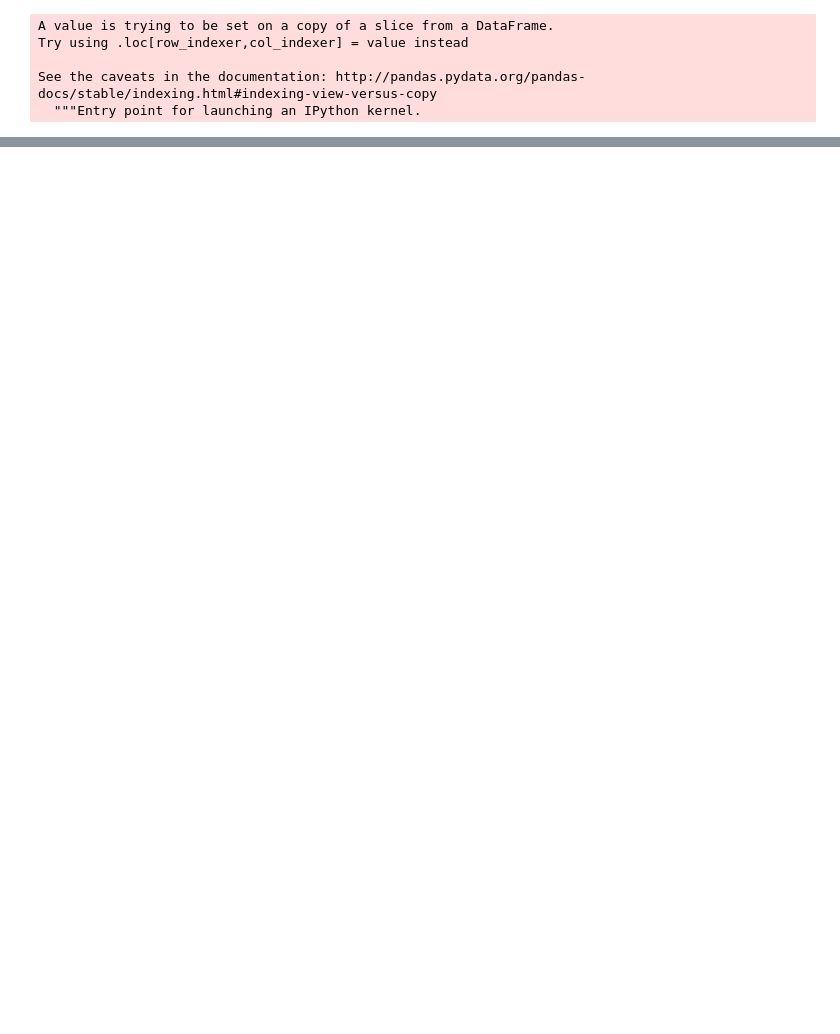
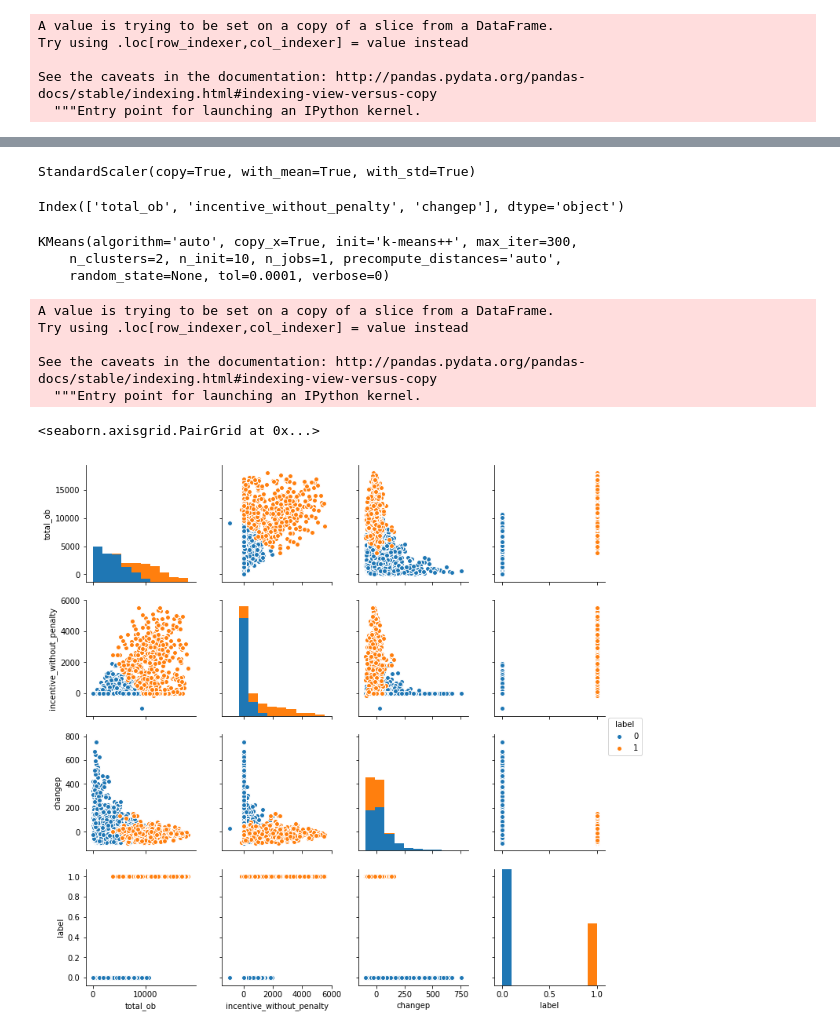
Before and after one commit to hridyansh68/Ola_analytics, a Jupyter notebook: Final_Clustering.ipynb, the cells around one changed output, grey strips where cells are left out. Drawn from its saved outputs; the diff is of its cells as text; code cells hidden in the pictures; blank space fills up the shorter version.

Commit message:
analysing clustering

```diff
--- a/Final_Clustering.ipynb
+++ b/Final_Clustering.ipynb
@@ -153,0 +281,6 @@ dtree = DecisionTreeClassifier()
+# %%
+from sklearn.preprocessing import StandardScaler
+scaler = StandardScaler()
+scaler.fit(wk46_without_outliers.drop(['car_numb','city_login','eph','outliers'],axis=1))
+# %% [output]
+StandardScaler(copy=True, with_mean=True, with_std=True)
@@ -153,0 +289,27 @@ dtree = DecisionTreeClassifier()
+# %%
+wk46_without_outliers.drop(['car_numb','city_login','eph','outliers'],axis=1).columns
+# %% [output]
+Index(['total_ob', 'incentive_without_penalty', 'changep'], dtype='object')
+# %%
+df_feat = pd.DataFrame(scaled_features,columns=['total_ob', 'incentive_without_penalty', 'changep'])
+# %%
+kmeans = KMeans(n_clusters=2)
+# %%
+kmeans.fit(df_feat)
+# %% [output]
+KMeans(algorithm='auto', copy_x=True, init='k-means++', max_iter=300,
+    n_clusters=2, n_init=10, n_jobs=1, precompute_distances='auto',
+    random_state=None, tol=0.0001, verbose=0)
+# %%
+wk46_without_outliers["label"] = kmeans.labels_
+# %% [output]
+A value is trying to be set on a copy of a slice from a DataFrame.
+Try using .loc[row_indexer,col_indexer] = value instead
+
+See the caveats in the documentation: http://pandas.pydata.org/pandas-docs/stable/indexing.html#indexing-view-versus-copy
+  """Entry point for launching an IPython kernel.
+# %%
+sns.pairplot(wk46_without_outliers.drop(['car_numb','city_login','eph','outliers'],axis=True),hue="label")
+# %% [output]
+<seaborn.axisgrid.PairGrid at 0x...>
+[figure, added]
```
Also changed, not shown: parts of 52 cells of this notebook, 1 other file.
